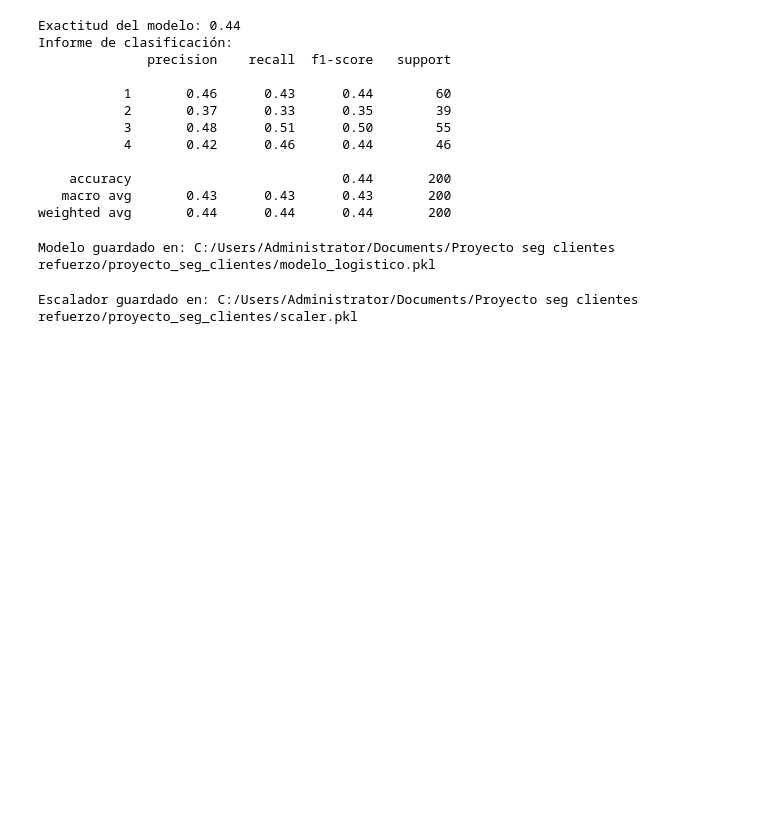
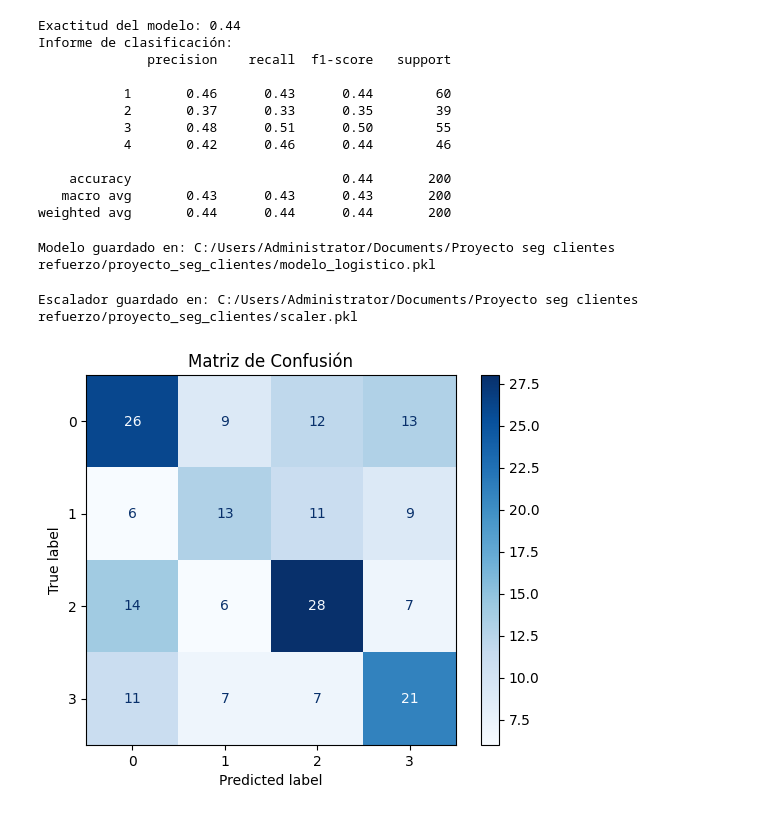
Before and after one commit to alepinb/segmen_clientes, a Jupyter notebook: seg_clientes_reg_logistica_multiclase.ipynb, the cells around one changed output. Saved outputs shown, nothing was run; the diff lists cells and outputs as text; code cells hidden in the pictures; blank space fills up the shorter version.

```diff
--- a/seg_clientes_reg_logistica_multiclase.ipynb
+++ b/seg_clientes_reg_logistica_multiclase.ipynb
@@ -125,3 +127,14 @@ dump(scaler, scaler_path)
 print(f'Escalador guardado en: {scaler_path}')
 # %% [output]
 Escalador guardado en: C:/Users/Administrator/Documents/Proyecto seg clientes refuerzo/proyecto_seg_clientes/scaler.pkl
+# %%
+# Generar la matriz de confusión
+cm = confusion_matrix(y_test, y_pred)
+
+# Visualizar la matriz de confusión
+disp = ConfusionMatrixDisplay(confusion_matrix=cm)
+disp.plot(cmap='Blues', values_format='d')  # 'd' para mostrar los valores como enteros
+plt.title('Matriz de Confusión')
+plt.show()
+# %% [output]
+[figure, added]
```
Also changed, not shown: parts of 1 cell of this notebook, 3 other files.
